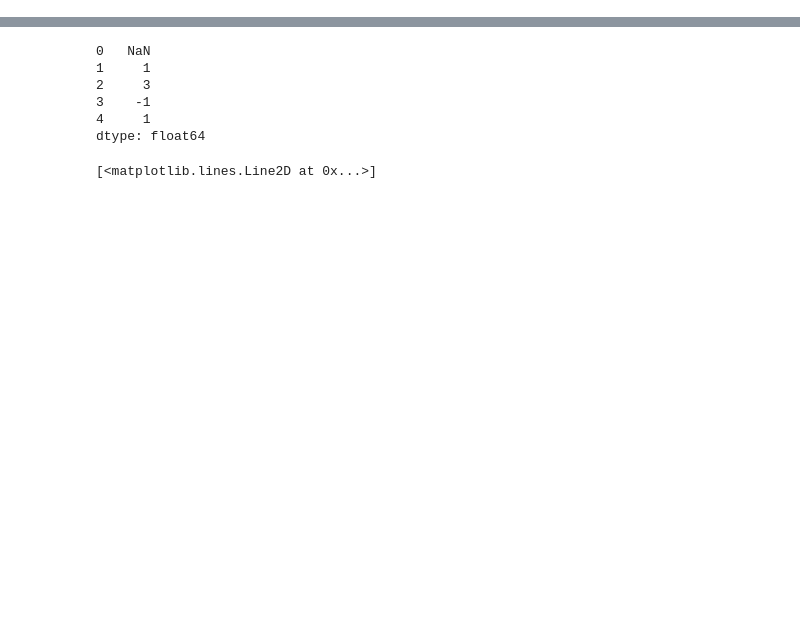
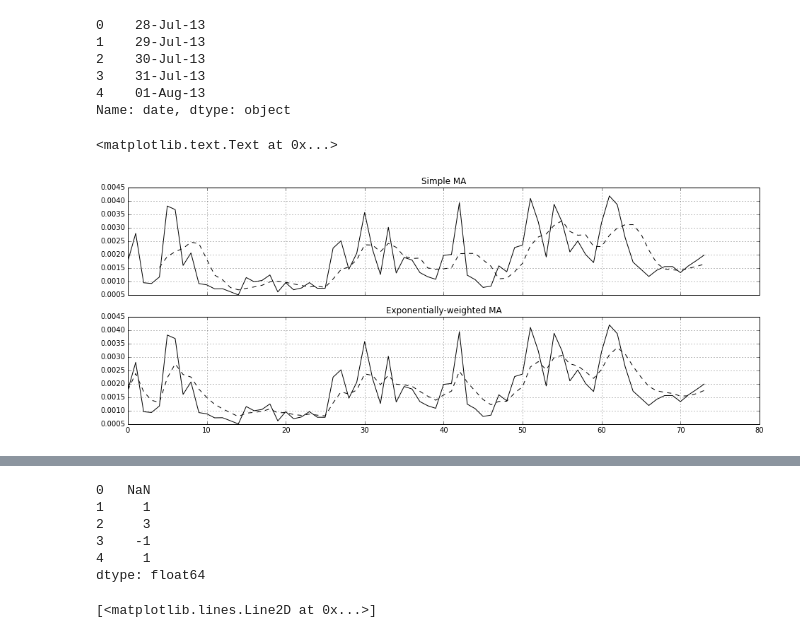
Before and after one commit to maciejATcosphere/paper-mind, a Jupyter notebook: paper_mind/courses/pandas/dell-SOV-data-preparation.ipynb, the cells around one changed output, grey strips where cells are left out. Cells and saved outputs as stored; diff of their text form; code cells hidden in the pictures; blank space fills up the shorter version.

```diff
--- a/paper_mind/courses/pandas/dell-SOV-data-preparation.ipynb
+++ b/paper_mind/courses/pandas/dell-SOV-data-preparation.ipynb
@@ -8,0 +133,3 @@ import matplotlib.pyplot as plt
+# %%
+expanded_data = expanded_data.sort('stat_date')
+expanded_data[['stat_date', 'name']].head()
@@ -8,0 +144,28 @@ import matplotlib.pyplot as plt
+# %%
+expanded_data.date.head()
+# %% [output]
+0    28-Jul-13
+1    29-Jul-13
+2    30-Jul-13
+3    31-Jul-13
+4    01-Aug-13
+Name: date, dtype: object
+# %%
+fig, axes = plt.subplots(nrows=2, ncols=1, sharex=True, sharey=True, figsize=(16, 6))
+
+# expanded_data[['SOV', 'stat_spent']].plot(secondary_y=['stat_spent'], figsize=(16, 4))
+
+ma10 = pd.rolling_mean(expanded_data.SOV, 5)
+ewma10 = pd.ewma(expanded_data.SOV, span=5)
+
+expanded_data.SOV.plot(style='k-', ax=axes[0])
+ma10.plot(style='k--', ax=axes[0])
+
+expanded_data.SOV.plot(style='k-', ax=axes[1])
+ewma10.plot(style='k--', ax=axes[1])
+
+axes[0].set_title('Simple MA')
+axes[1].set_title('Exponentially-weighted MA')
+# %% [output]
+<matplotlib.text.Text at 0x...>
+[figure, added]
```
Also changed, not shown: parts of 41 cells of this notebook, 15 other files.
